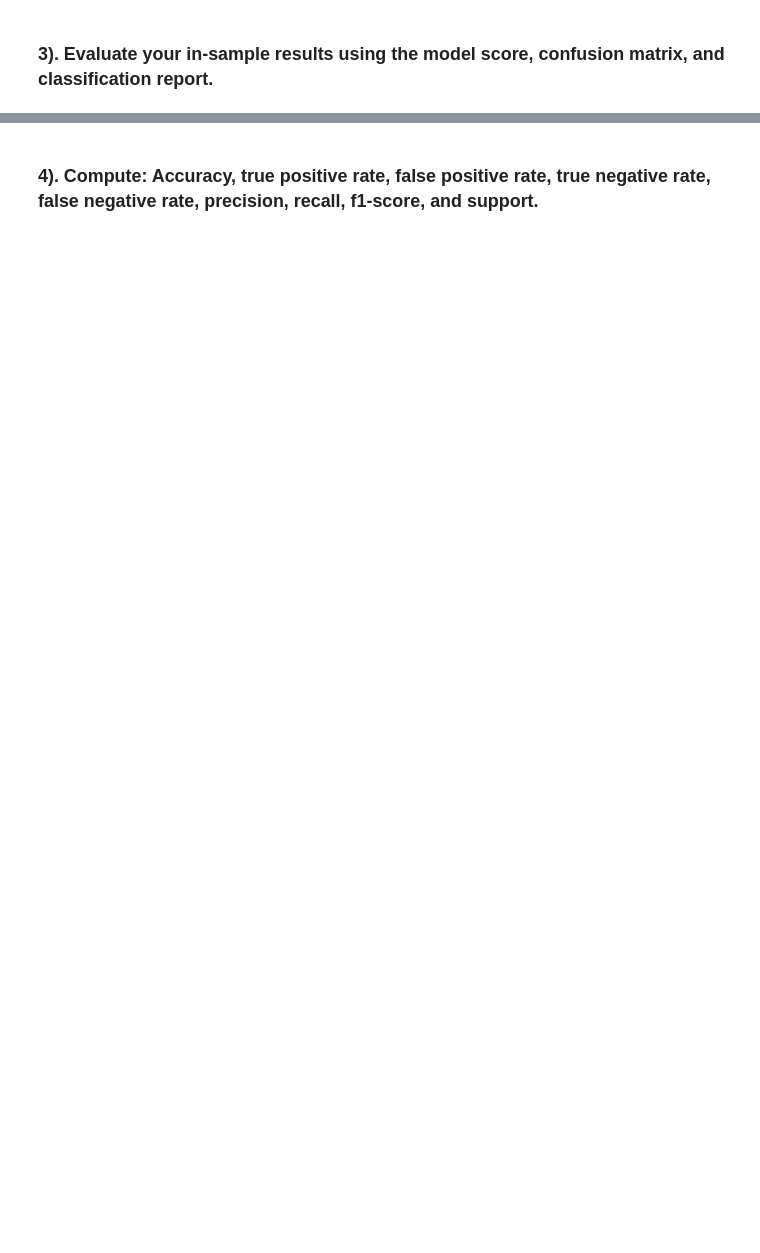
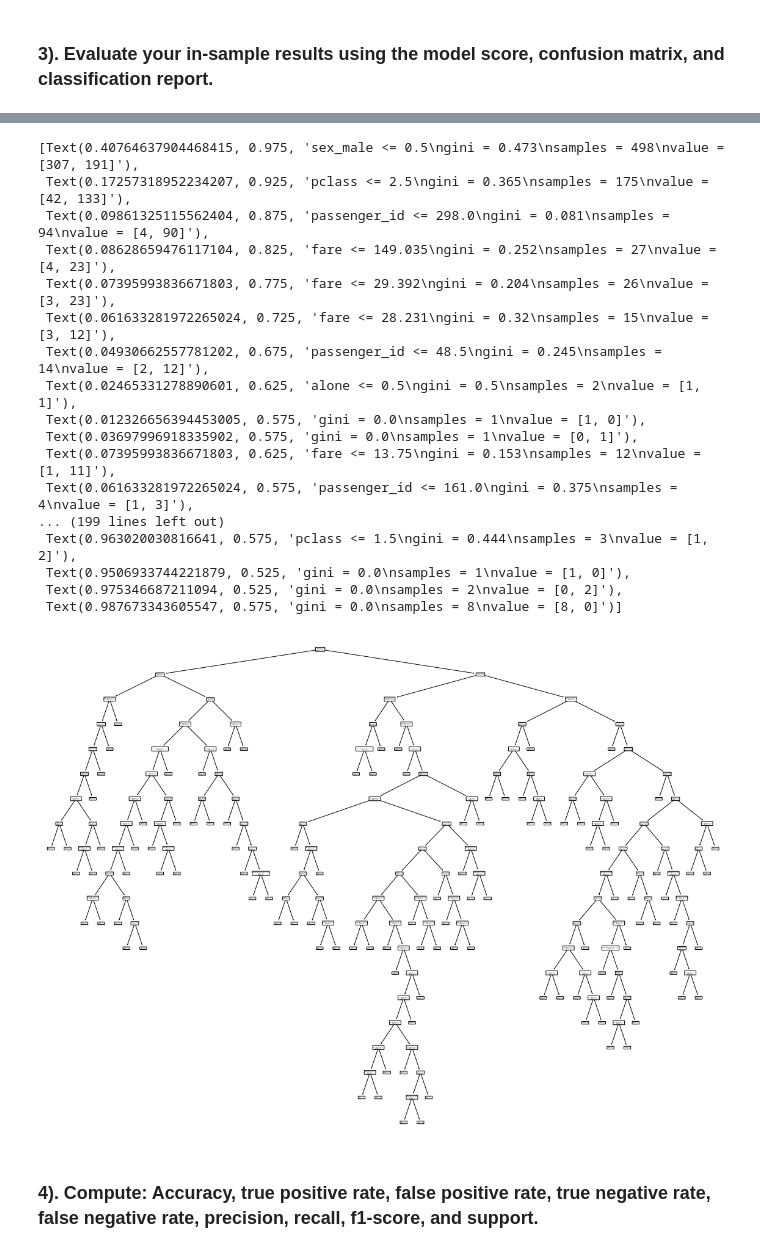
Before and after one commit to stephenkipkurui/regression-exercises, a Jupyter notebook: model.ipynb, the cells around one changed output, grey strips where cells are left out. Cells and saved outputs as stored; diff of their text form; code cells hidden in the pictures; blank space fills up the shorter version.

Commit message:
Model Exercises (Decision Tree & Random Forest)

```diff
--- a/model.ipynb
+++ b/model.ipynb
@@ -58,0 +135,14 @@ train.shape , test.shape
+# %%
+# split into train, validate, test
+# train, validate, test = train_validate_test_split(titanic, target='survived', seed=123)
+
+# create X & y version of train, where y is a series with just the target variable and X are all the features.
+
+X_train = train.drop(columns=['survived'])
+y_train = train[['survived']]
+
+X_validate = validate.drop(columns=['survived'])
+y_validate = validate[['survived']]
+
+X_test = test.drop(columns=['survived'])
+y_test = test[['survived']]
@@ -93,2 +157,0 @@ train_accuracy
-# %%
-X_train = train
@@ -95,2 +183,10 @@ X_train = train
 # %% [markdown]
 ### 2). Fit the decision tree classifier to your training sample and transform (i.e. make predictions on the training sample)
+# %%
+# Create model
+
+clf = DecisionTreeClassifier()
+# %%
+# Fit model
+
+clf.fit(X_train, y_train)
@@ -99,3 +297,25 @@ X_train = train
+# %%
+plt.figure(figsize = (20, 15))
+plot_tree(clf, feature_names = X_train.columns, rounded = True)
+# %% [output]
+[Text(0.40764637904468415, 0.975, 'sex_male <= 0.5\ngini = 0.473\nsamples = 498\nvalue = [307, 191]'),
+ Text(0.17257318952234207, 0.925, 'pclass <= 2.5\ngini = 0.365\nsamples = 175\nvalue = [42, 133]'),
+ Text(0.09861325115562404, 0.875, 'passenger_id <= 298.0\ngini = 0.081\nsamples = 94\nvalue = [4, 90]'),
+ Text(0.08628659476117104, 0.825, 'fare <= 149.035\ngini = 0.252\nsamples = 27\nvalue = [4, 23]'),
+ Text(0.07395993836671803, 0.775, 'fare <= 29.392\ngini = 0.204\nsamples = 26\nvalue = [3, 23]'),
+ Text(0.061633281972265024, 0.725, 'fare <= 28.231\ngini = 0.32\nsamples = 15\nvalue = [3, 12]'),
+ Text(0.04930662557781202, 0.675, 'passenger_id <= 48.5\ngini = 0.245\nsamples = 14\nvalue = [2, 12]'),
+ Text(0.02465331278890601, 0.625, 'alone <= 0.5\ngini = 0.5\nsamples = 2\nvalue = [1, 1]'),
+ Text(0.012326656394453005, 0.575, 'gini = 0.0\nsamples = 1\nvalue = [1, 0]'),
+ Text(0.03697996918335902, 0.575, 'gini = 0.0\nsamples = 1\nvalue = [0, 1]'),
+ Text(0.07395993836671803, 0.625, 'fare <= 13.75\ngini = 0.153\nsamples = 12\nvalue = [1, 11]'),
+ Text(0.061633281972265024, 0.575, 'passenger_id <= 161.0\ngini = 0.375\nsamples = 4\nvalue = [1, 3]'),
+... (199 lines left out)
+ Text(0.963020030816641, 0.575, 'pclass <= 1.5\ngini = 0.444\nsamples = 3\nvalue = [1, 2]'),
+ Text(0.9506933744221879, 0.525, 'gini = 0.0\nsamples = 1\nvalue = [1, 0]'),
+ Text(0.975346687211094, 0.525, 'gini = 0.0\nsamples = 2\nvalue = [0, 2]'),
+ Text(0.987673343605547, 0.575, 'gini = 0.0\nsamples = 8\nvalue = [8, 0]')]
+[figure, added]
 # %% [markdown]
 
 ### 4). Compute: Accuracy, true positive rate, false positive rate, true negative rate, false negative rate, precision, recall, f1-score, and support.
```
Also changed, not shown: parts of 45 cells of this notebook.
